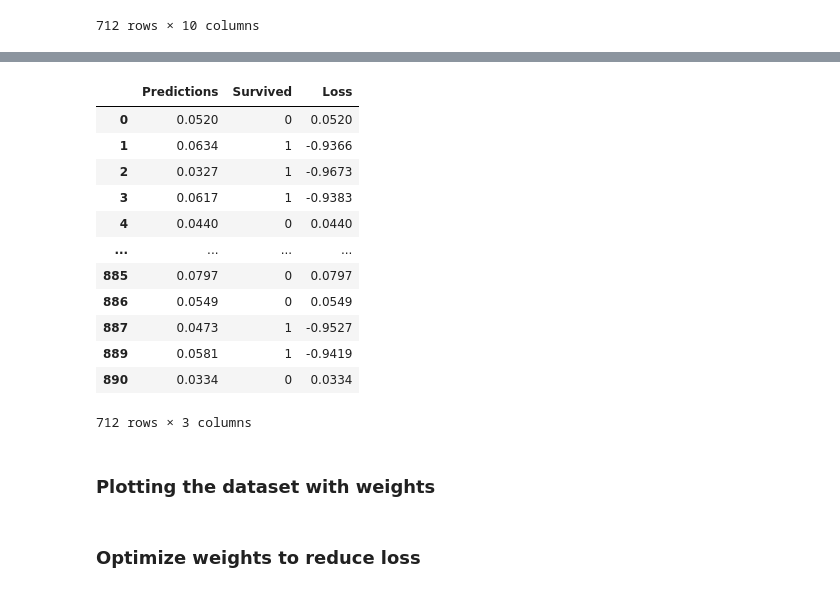
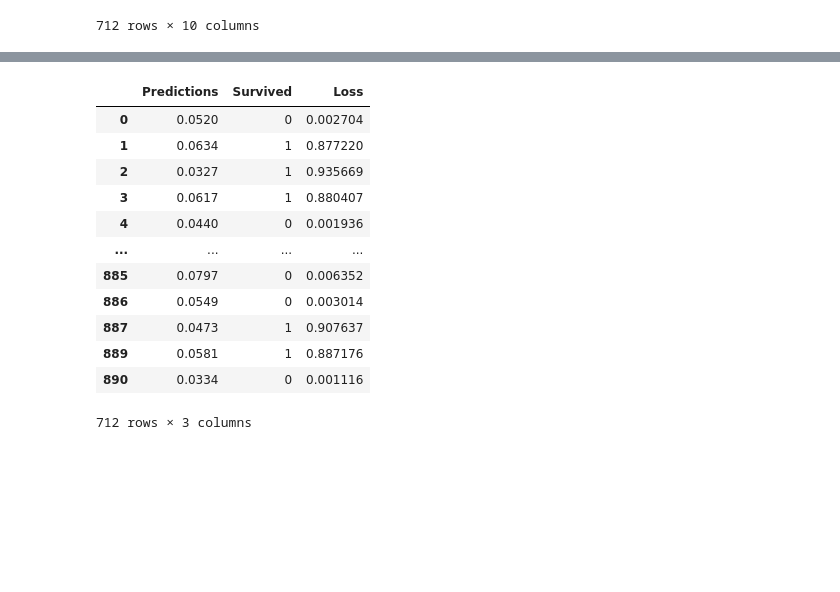
Before and after one commit to FaizanHassan123/Learning-MachineLearning, a Jupyter notebook: titanic/Titanic-train.ipynb, the cells around one changed output, grey strips where cells are left out. Saved outputs shown, nothing was run; the diff lists cells and outputs as text; code cells hidden in the pictures; blank space fills up the shorter version.

```diff
--- a/titanic/Titanic-train.ipynb
+++ b/titanic/Titanic-train.ipynb
@@ -81,8 +83,8 @@ w = np.array([0.01,0.01,0.01,0.01,0.01,0.01,0.01,0.01,0.01,0.01])
 # finding the loss
 
 pred = (final_data*w).sum(axis=1)
-loss = pred - d['Survived']
-total_loss = loss.sum() / len(loss)
+loss = (pred - d['Survived']) ** 2
+total_loss = loss.sum()
 data = {
     'Predictions': pred,
     'Survived': d['Survived'],
@@ -97,17 +99,13 @@ Total Loss :  -0.3471411516853933
 |  | Predictions | Survived | Loss |
-| 0 | 0.0520 | 0 | 0.0520 |
-| 1 | 0.0634 | 1 | -0.9366 |
-| 2 | 0.0327 | 1 | -0.9673 |
-| 3 | 0.0617 | 1 | -0.9383 |
-| 4 | 0.0440 | 0 | 0.0440 |
+| 0 | 0.0520 | 0 | 0.002704 |
+| 1 | 0.0634 | 1 | 0.877220 |
+| 2 | 0.0327 | 1 | 0.935669 |
+| 3 | 0.0617 | 1 | 0.880407 |
+| 4 | 0.0440 | 0 | 0.001936 |
 | ... | ... | ... | ... |
-| 885 | 0.0797 | 0 | 0.0797 |
-| 886 | 0.0549 | 0 | 0.0549 |
-| 887 | 0.0473 | 1 | -0.9527 |
-| 889 | 0.0581 | 1 | -0.9419 |
-| 890 | 0.0334 | 0 | 0.0334 |
+| 885 | 0.0797 | 0 | 0.006352 |
+| 886 | 0.0549 | 0 | 0.003014 |
+| 887 | 0.0473 | 1 | 0.907637 |
+| 889 | 0.0581 | 1 | 0.887176 |
+| 890 | 0.0334 | 0 | 0.001116 |
 712 rows × 3 columns
-# %% [markdown]
-### Plotting the dataset with weights
-# %% [markdown]
-### Optimize weights to reduce loss
```
Also changed, not shown: parts of 5 cells of this notebook, 2 other files.
